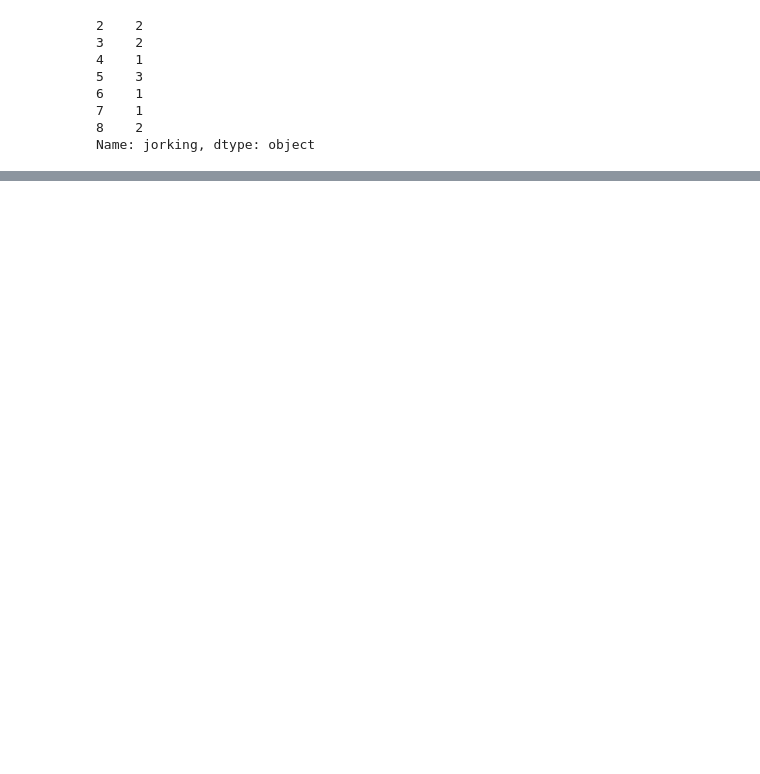
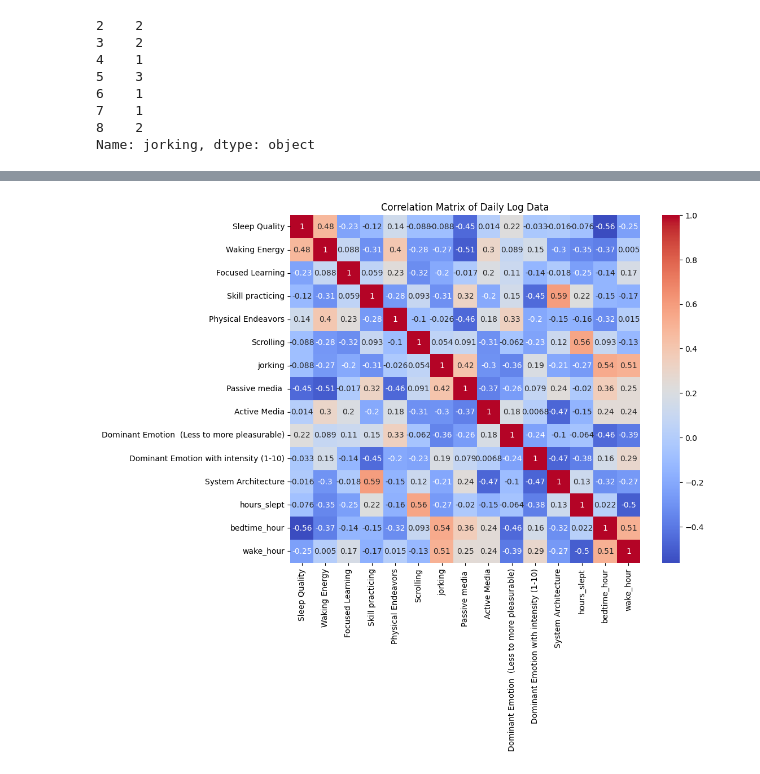
Before and after one commit to 8lak/Complex_Systems_Modeling, a Jupyter notebook: data_analysis_notebooks/01_EDA_and_Visualization.ipynb, the cells around one changed output, grey strips where cells are left out. Cells and saved outputs as stored; diff of their text form; code cells hidden in the pictures; blank space fills up the shorter version.

```diff
--- a/data_analysis_notebooks/01_EDA_and_Visualization.ipynb
+++ b/data_analysis_notebooks/01_EDA_and_Visualization.ipynb
@@ -82,0 +85,24 @@ plt.plot(x,y)
+# %%
+# explicitly define the format that the data is in to properly turn into date time object
+
+wake_time = pd.to_datetime(df["Wake"],format='%I:%M:%S %p')
+sleep_time = pd.to_datetime(df["Sleep"],format='%I:%M:%S %p')
+
+
+
+# use mod to deal with over mid night differences so that it wraps around and gives us the actual differnce
+df["hours_slept"] = ((wake_time - sleep_time).dt.seconds / 3600) % 24
+
+# .dt to select date time object .hour for 0-23 .seconds for 0-59 etc
+df["bedtime_hour"] = sleep_time.dt.hour
+df["wake_hour"] = wake_time.dt.hour
+#bedtime_consistency = abs(bedtime_hour - average_bedtime)
+# %%
+corr_matrix = df.corr(numeric_only=True)
+
+plt.figure(figsize=(10, 8)) # Make the plot bigger
+sns.heatmap(corr_matrix, annot=True, cmap='coolwarm')
+plt.title('Correlation Matrix of Daily Log Data')
+plt.show()
+# %% [output]
+[figure, added]
```
Also changed, not shown: parts of 5 cells of this notebook, 10 other files.
